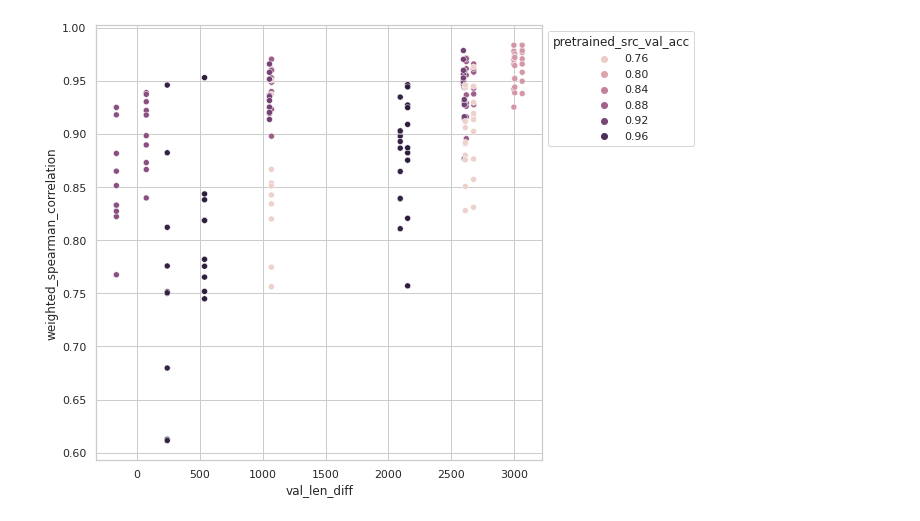
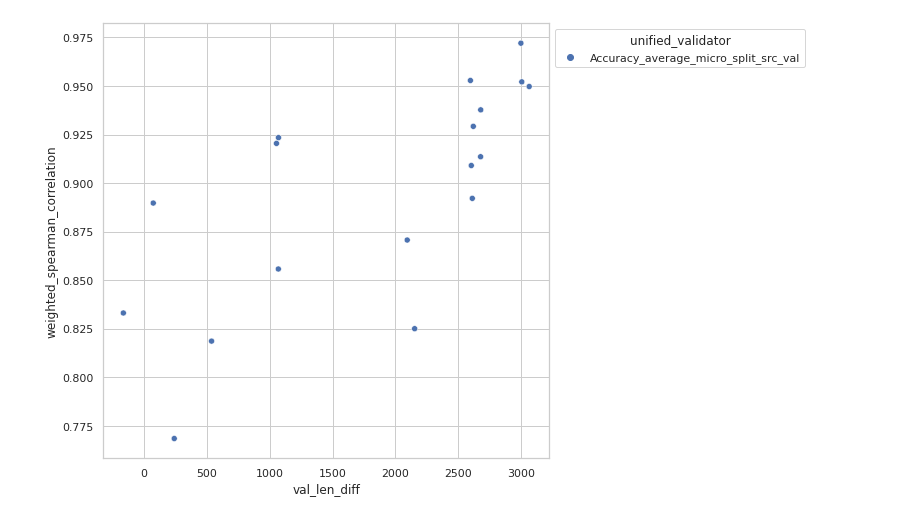
Before and after one commit to KevinMusgrave/powerful-benchmarker, a Jupyter notebook: notebooks/PlotCorrVsAcc.ipynb, the cells around one changed output. Cells and saved outputs as stored; diff of their text form; code cells hidden in the pictures.

Commit message:
Additional filter before plotting

```diff
--- a/notebooks/PlotCorrVsAcc.ipynb
+++ b/notebooks/PlotCorrVsAcc.ipynb
@@ -99,7 +99,6 @@ def get_correlation_df():
         curr_df["val_len_diff"] = target_train_len - src_val_len
         curr_df["train_len_rel_diff"] = target_train_len / src_train_len
         curr_df["val_len_rel_diff"] = target_train_len / src_val_len
-        curr_df["pretrained_val_diff"] = p_target_train_acc - p_src_val_acc
         curr_df["pretrained_src_train_acc"] = p_src_train_acc
         curr_df["pretrained_src_val_acc"] = p_src_val_acc
         curr_df["pretrained_target_train_acc"] = p_target_train_acc
@@ -118,10 +117,10 @@ def get_correlation_df():
                 ]
             )
         ]
-        ranked = curr_df.groupby(["task", "adapter"])[
-            "weighted_spearman_correlation"
-        ].rank(method="min", ascending=False)
-        curr_df = curr_df[ranked <= 1]
+        # ranked = curr_df.groupby(["task", "adapter"])[
+        #     "weighted_spearman_correlation"
+        # ].rank(method="min", ascending=False)
+        # curr_df = curr_df[ranked <= 100]
         df.append(curr_df)
 
     df = pd.concat(df, axis=0)
@@ -148,14 +166,26 @@ df = df.rename(columns={TARGET_ACCURACY: "best_true_acc"})
 # %%
-# curr_df = df[df["adapter"] == "GVBConfig"]
-# curr_df = df[df["task"].str.startswith("officehome")]
-curr_df = df
+# print(df.unified_validator.unique())
+curr_df = df[
+    (df["adapter"] == "MCCConfig")
+    & (
+        df["unified_validator"].isin(
+            [
+                "Accuracy_average_micro_split_src_val",
+                # "BNMSummedSrcVal_layer_logits",
+                # "ClassAMICentroidInit_layer_features_normalize_False_p_2.0_split_train_with_src_True",
+                # "DEVBinary_layer_features_normalization_max",
+                # "EntropySummedSrcVal",
+            ]
+        )
+    )
+]
 sns.set(style="whitegrid", rc={"figure.figsize": (8, 8)})
 plot = sns.scatterplot(
     data=curr_df,
     x="val_len_diff",
     y="weighted_spearman_correlation",
-    hue="pretrained_src_val_acc",
+    hue="unified_validator",
 )
 sns.move_legend(plot, "upper left", bbox_to_anchor=(1, 1))
 # %% [output]
-[figure, old version]
+[figure, new version]
```
Also changed, not shown: parts of 1 cell of this notebook.
